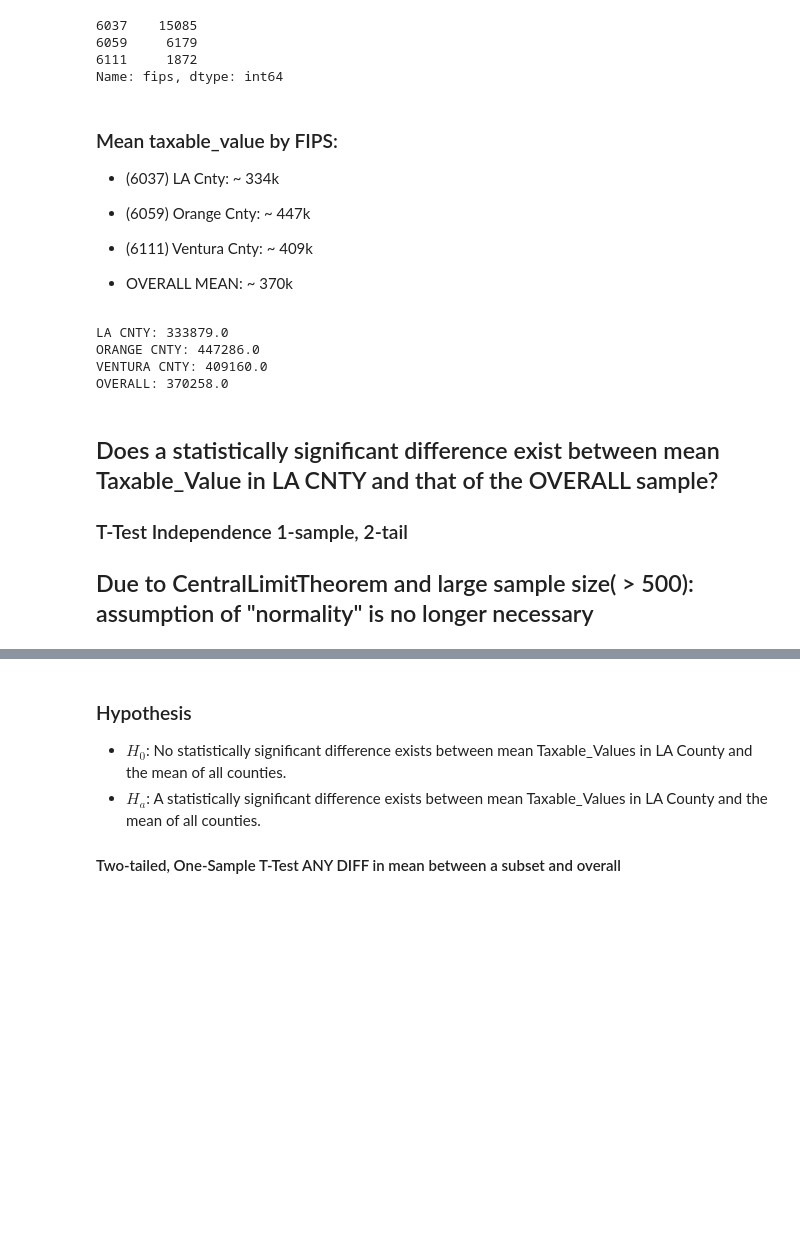
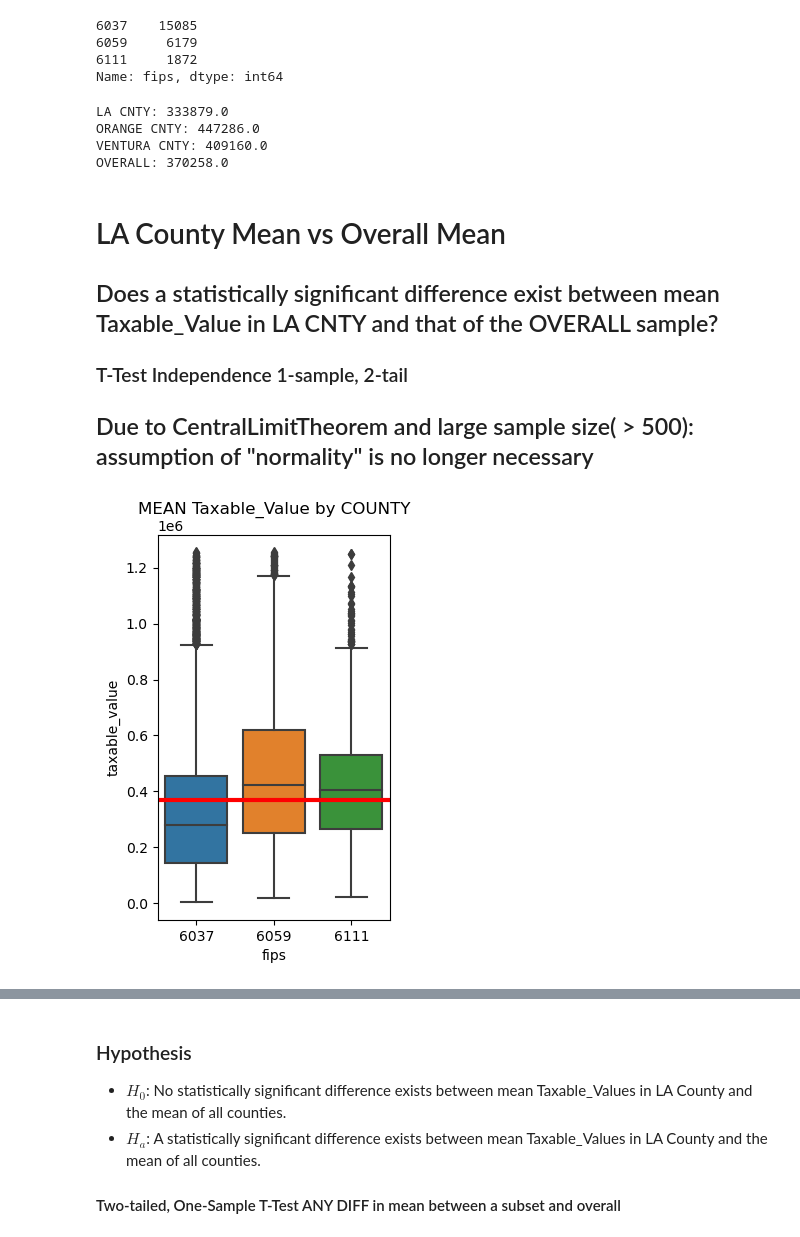
Before and after one commit to RichardAlcabes22/regression_project, a Jupyter notebook: final_report_regression.ipynb, the cells around one changed output, grey strips where cells are left out. Cells and saved outputs as stored; diff of their text form; code cells hidden in the pictures; blank space fills up the shorter version.

```diff
--- a/final_report_regression.ipynb
+++ b/final_report_regression.ipynb
@@ -72,13 +77,6 @@ train_all.fips.value_counts()
 6059     6179
 6111     1872
 Name: fips, dtype: int64
-# %% [markdown]
-### Mean taxable_value by FIPS:
-- (6037)  LA Cnty:      ~ 334k
-- (6059)  Orange Cnty:  ~ 447k
-- (6111)  Ventura Cnty: ~ 409k
-
-- OVERALL MEAN: ~ 370k
 # %%
 #output each mean and overall mean:
 print(f'LA CNTY: {round(train_all[train_all.fips == 6037].taxable_value.mean(),0)}')
@@ -91,7 +89,17 @@ ORANGE CNTY: 447286.0
 VENTURA CNTY: 409160.0
 OVERALL: 370258.0
 # %% [markdown]
+# LA County Mean vs Overall Mean
 ## Does a statistically significant difference exist between mean Taxable_Value in LA CNTY and that of the OVERALL sample?
 ### T-Test Independence 1-sample, 2-tail
 
 ## Due to CentralLimitTheorem and large sample size( > 500): assumption of "normality" is no longer necessary
+# %%
+mean = train_all.taxable_value.mean()
+plt.figure(figsize=(3,5))
+sns.boxplot(data=train_all, y='taxable_value',x='fips')
+plt.axhline(y=mean,color='red', linewidth=3)
+plt.title('MEAN Taxable_Value by COUNTY',pad=15)
+plt.show()
+# %% [output]
+[figure, added]
```
Also changed, not shown: parts of 60 cells of this notebook, 2 other files.
